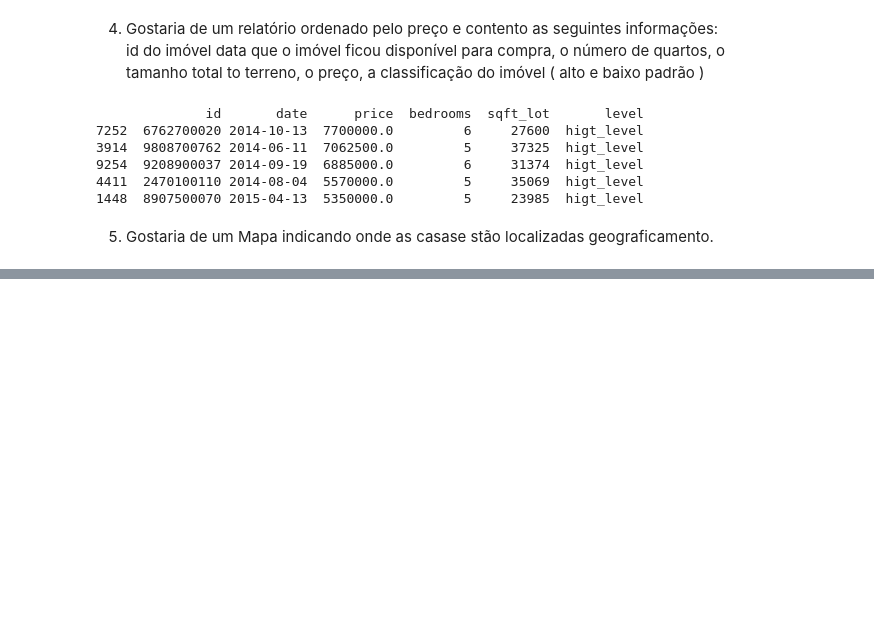
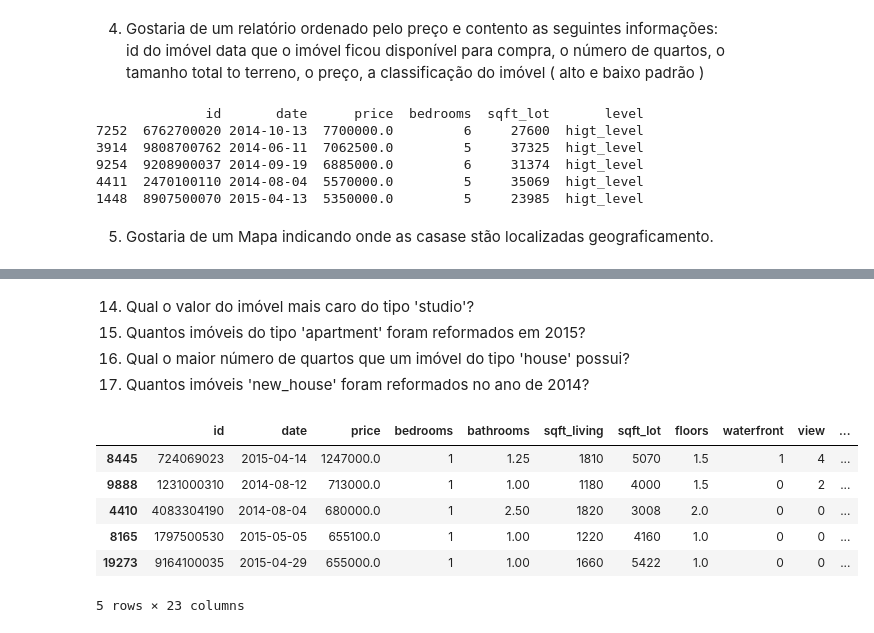
Before and after one commit to siquette/Analise-de-Dados-com-Python, a Jupyter notebook: m2/lista_1.ipynb, the cells around one changed output, grey strips where cells are left out. Cells and saved outputs as stored; diff of their text form; code cells hidden in the pictures; blank space fills up the shorter version.

```diff
--- a/m2/lista_1.ipynb
+++ b/m2/lista_1.ipynb
@@ -193,0 +288,17 @@ print(data[['id', 'house_age']].head())
+# %% [markdown]
+14. Qual o valor do imóvel mais caro do tipo 'studio'?
+15. Quantos imóveis do tipo 'apartment' foram reformados em 2015?
+16. Qual o maior número de quartos que um imóvel do tipo 'house' possui?
+17. Quantos imóveis 'new_house' foram reformados no ano de 2014?
+# %%
+data14 = data.loc[(data['dormitory_type'] == "studio")]
+
+data14.sort_values(by='price', ascending = False).head(5)
+# %% [output]
+|  | id | date | price | bedrooms | bathrooms | sqft_living | sqft_lot | floors | waterfront | view | ... |
+| 8445 | 724069023 | 2015-04-14 | 1247000.0 | 1 | 1.25 | 1810 | 5070 | 1.5 | 1 | 4 | ... |
+| 9888 | 1231000310 | 2014-08-12 | 713000.0 | 1 | 1.00 | 1180 | 4000 | 1.5 | 0 | 2 | ... |
+| 4410 | 4083304190 | 2014-08-04 | 680000.0 | 1 | 2.50 | 1820 | 3008 | 2.0 | 0 | 0 | ... |
+| 8165 | 1797500530 | 2015-05-05 | 655100.0 | 1 | 1.00 | 1220 | 4160 | 1.0 | 0 | 0 | ... |
+| 19273 | 9164100035 | 2015-04-29 | 655000.0 | 1 | 1.00 | 1660 | 5422 | 1.0 | 0 | 0 | ... |
+5 rows × 23 columns
```
Also changed, not shown: parts of 23 cells of this notebook, 1 other file.
